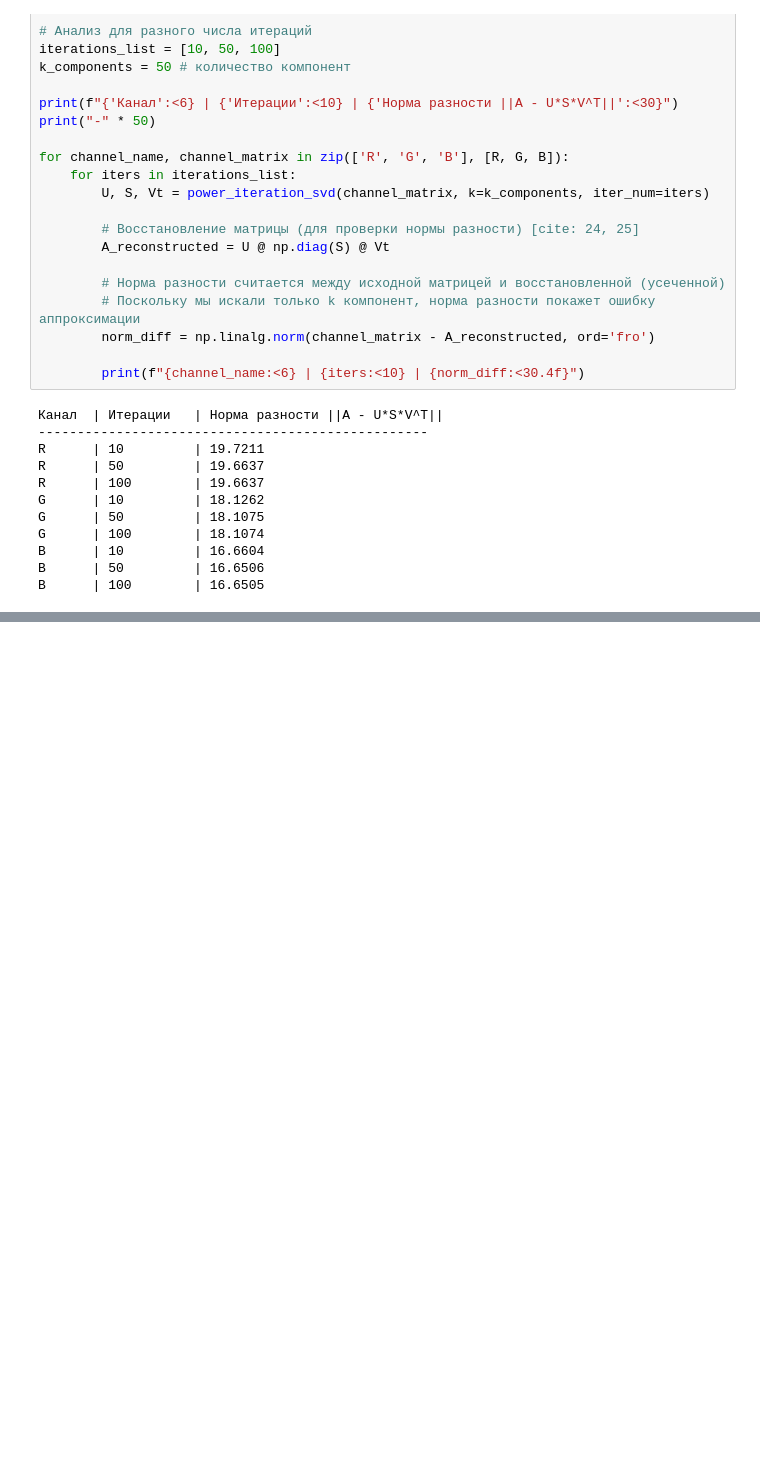
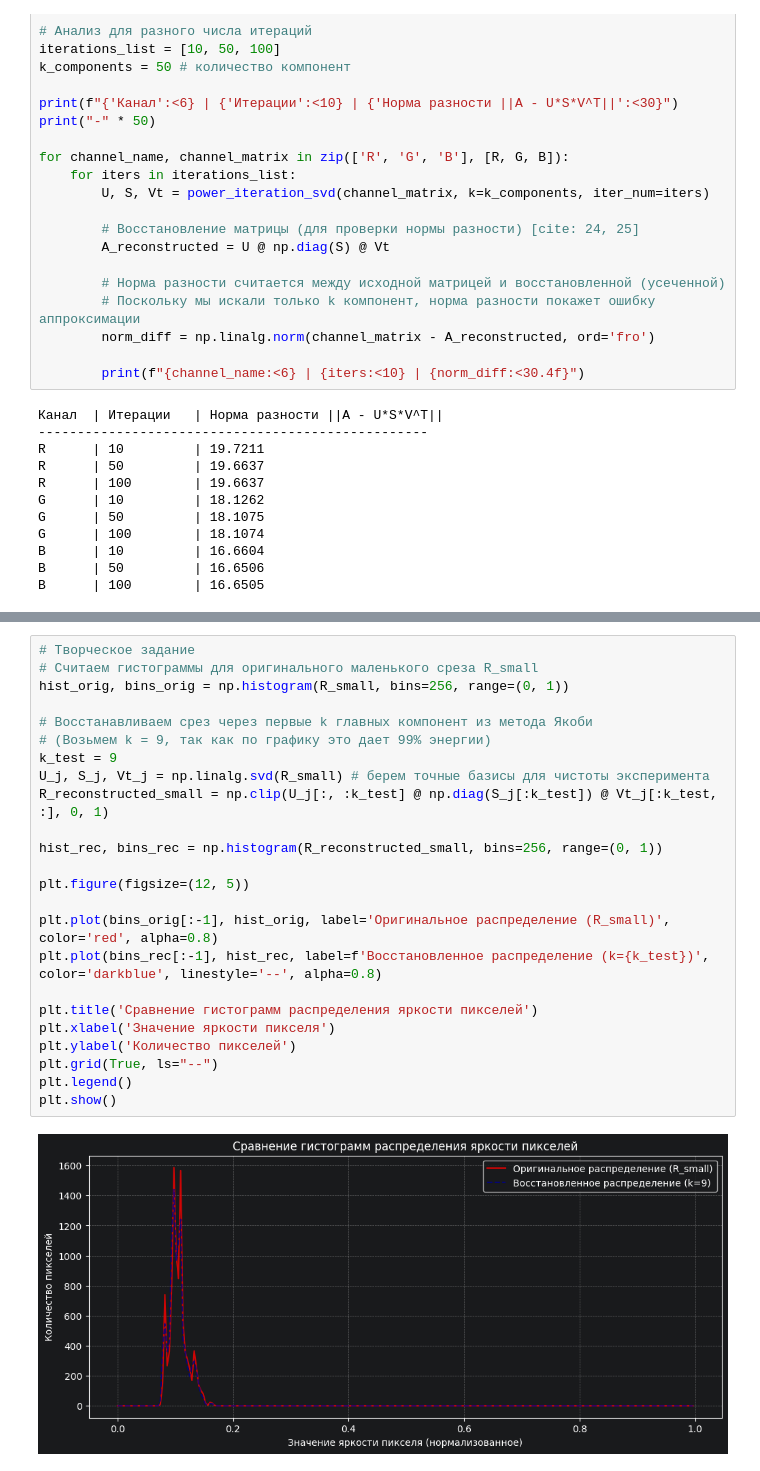
Before and after one commit to hertbex/chma_lab2, a Jupyter notebook: lab2.ipynb, the cells around one changed output, grey strips where cells are left out. Drawn from its saved outputs; the diff is of its cells as text; blank space fills up the shorter version.

```diff
--- a/lab2.ipynb
+++ b/lab2.ipynb
@@ -232,0 +394,26 @@ plt.show()
+# %%
+# Творческое задание
+# Считаем гистограммы для оригинального маленького среза R_small
+hist_orig, bins_orig = np.histogram(R_small, bins=256, range=(0, 1))
+
+# Восстанавливаем срез через первые k главных компонент из метода Якоби
+# (Возьмем k = 9, так как по графику это дает 99% энергии)
+k_test = 9
+U_j, S_j, Vt_j = np.linalg.svd(R_small) # берем точные базисы для чистоты эксперимента
+R_reconstructed_small = np.clip(U_j[:, :k_test] @ np.diag(S_j[:k_test]) @ Vt_j[:k_test, :], 0, 1)
+
+hist_rec, bins_rec = np.histogram(R_reconstructed_small, bins=256, range=(0, 1))
+
+plt.figure(figsize=(12, 5))
+
+plt.plot(bins_orig[:-1], hist_orig, label='Оригинальное распределение (R_small)', color='red', alpha=0.8)
+plt.plot(bins_rec[:-1], hist_rec, label=f'Восстановленное распределение (k={k_test})', color='darkblue', linestyle='--', alpha=0.8)
+
+plt.title('Сравнение гистограмм распределения яркости пикселей')
+plt.xlabel('Значение яркости пикселя')
+plt.ylabel('Количество пикселей')
+plt.grid(True, ls="--")
+plt.legend()
+plt.show()
+# %% [output]
+[figure, added]
```
Also changed, not shown: parts of 8 cells of this notebook.
